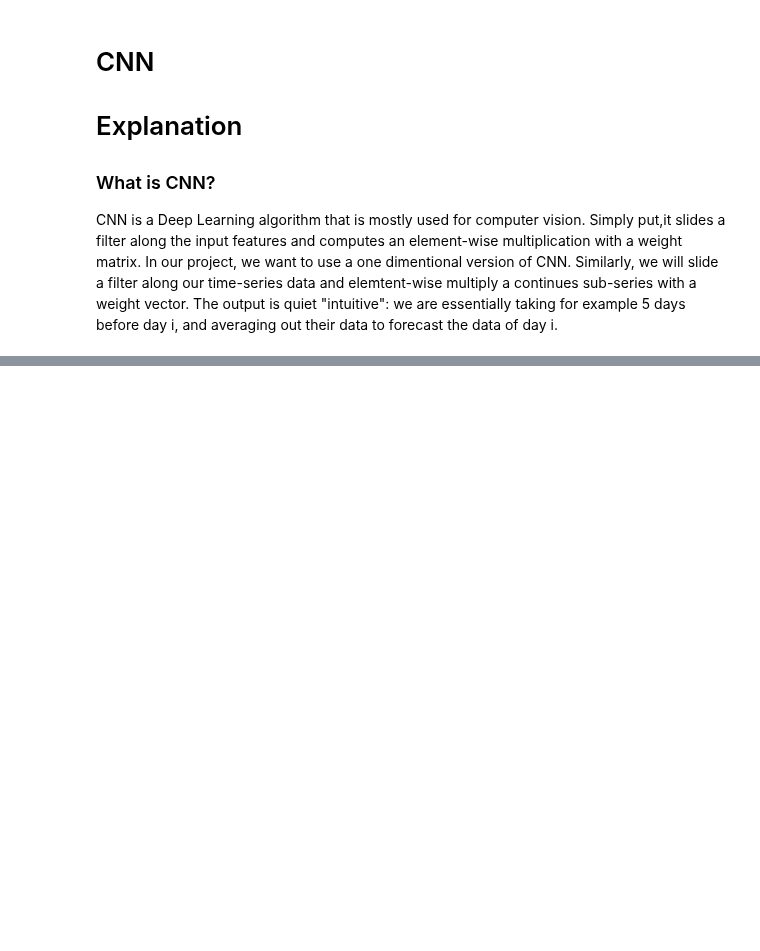
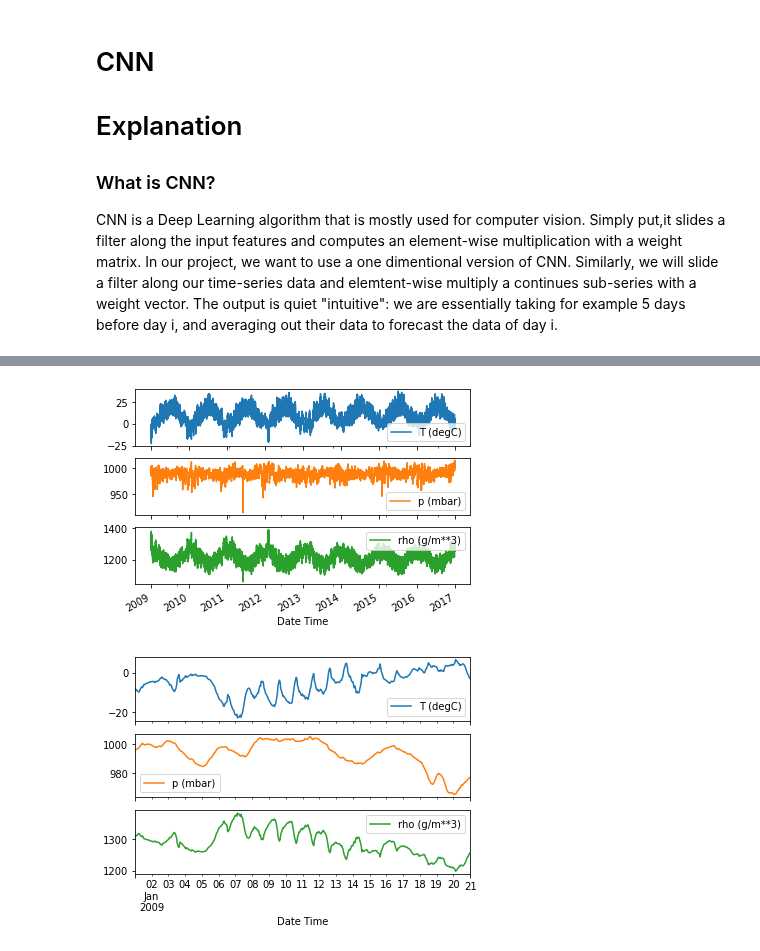
Before and after one commit to sirandreww/236754_project_in_intelligent_systems, a Jupyter notebook: jupyter_notebooks/04_cnn.ipynb, the cells around one changed output, grey strips where cells are left out. Cells and saved outputs as stored; diff of their text form; code cells hidden in the pictures; blank space fills up the shorter version.

```diff
--- a/jupyter_notebooks/04_cnn.ipynb
+++ b/jupyter_notebooks/04_cnn.ipynb
@@ -7,17 +7,18 @@
 CNN is a Deep Learning algorithm that is mostly used for computer vision. Simply put,it slides a filter along the input features and computes an element-wise multiplication with a weight matrix.
 In our project, we want to use a one dimentional version of CNN. Similarly, we will slide a filter along our time-series data and elemtent-wise multiply a continues sub-series with a weight vector. The output is quiet "intuitive": we are essentially taking for example 5 days before day i, and averaging out their data to forecast the data of day i.
 # %%
-import csv
-inputfile = csv.reader(open('all_stocks_5yr.csv','r'))
-stock_data = []
-i = 0
-for column in inputfile:
-    if i == 10000:
-        break
-    i = i + 1
-    place = column[1]
-    stock_data.append(place)
-stock_data.pop(0)
-for i in range(len(stock_data)):
-    stock_data[i] = float(stock_data[i])
+import os
+import datetime
+
+import IPython
+import IPython.display
+import matplotlib as mpl
+import matplotlib.pyplot as plt
+import numpy as np
+import pandas as pd
+import seaborn as sns
+import tensorflow as tf
+
+mpl.rcParams['figure.figsize'] = (8, 6)
+mpl.rcParams['axes.grid'] = False
 # %%
@@ -73,0 +30,6 @@ ValueError: cannot reshape array of size 8008 into shape (1,10,1)
+# %%
+df = pd.read_csv(csv_path)
+# Slice [start:stop:step], starting from index 5 take every 6th record.
+df = df[5::6]
+
+date_time = pd.to_datetime(df.pop('Date Time'), format='%d.%m.%Y %H:%M:%S')
@@ -73,0 +45,12 @@ ValueError: cannot reshape array of size 8008 into shape (1,10,1)
+# %%
+plot_cols = ['T (degC)', 'p (mbar)', 'rho (g/m**3)']
+plot_features = df[plot_cols]
+plot_features.index = date_time
+_ = plot_features.plot(subplots=True)
+
+plot_features = df[plot_cols][:480]
+plot_features.index = date_time[:480]
+_ = plot_features.plot(subplots=True)
+# %% [output]
+[figure, added]
+[figure, added]
```
Also changed, not shown: parts of 26 cells of this notebook, 1 other file.
